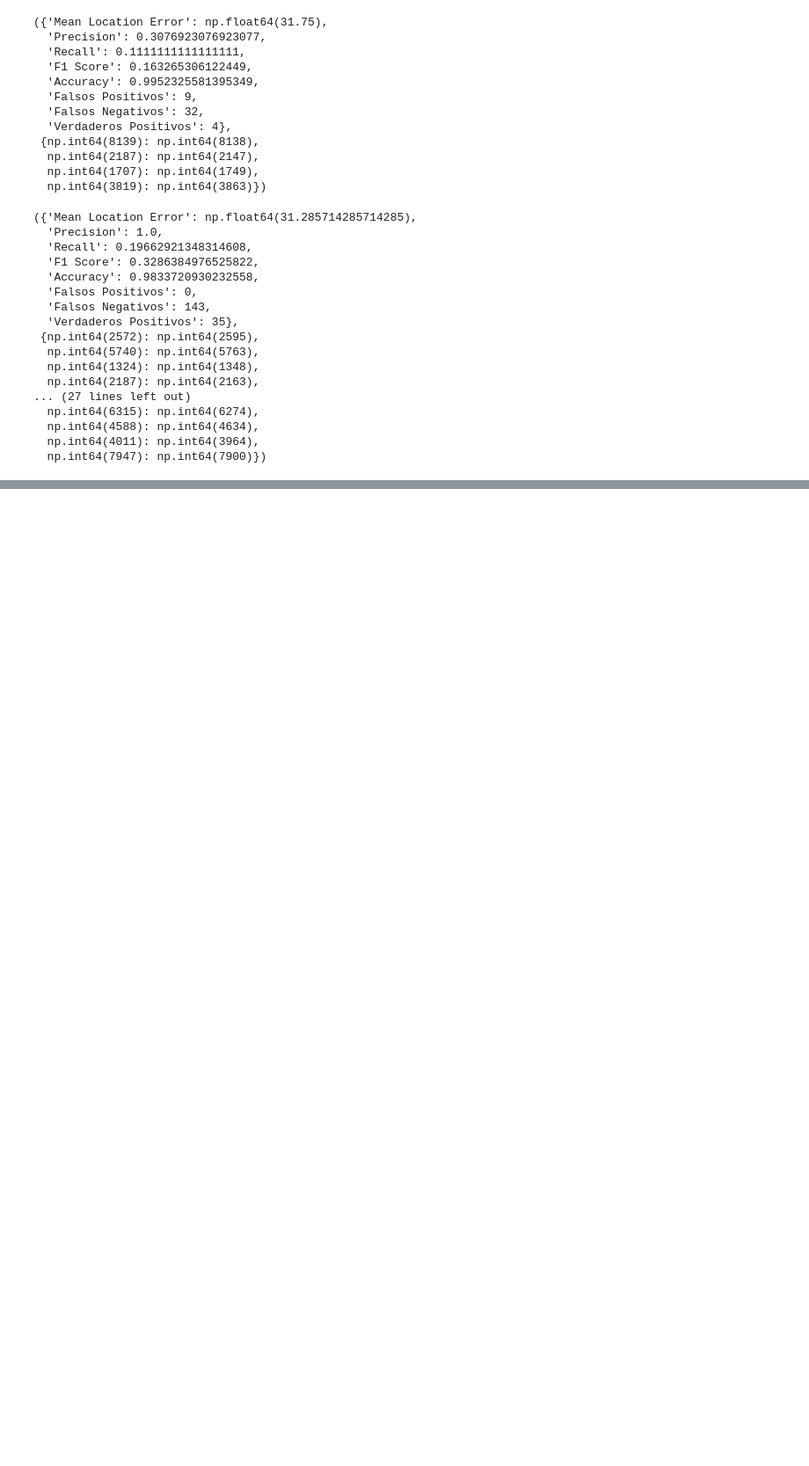
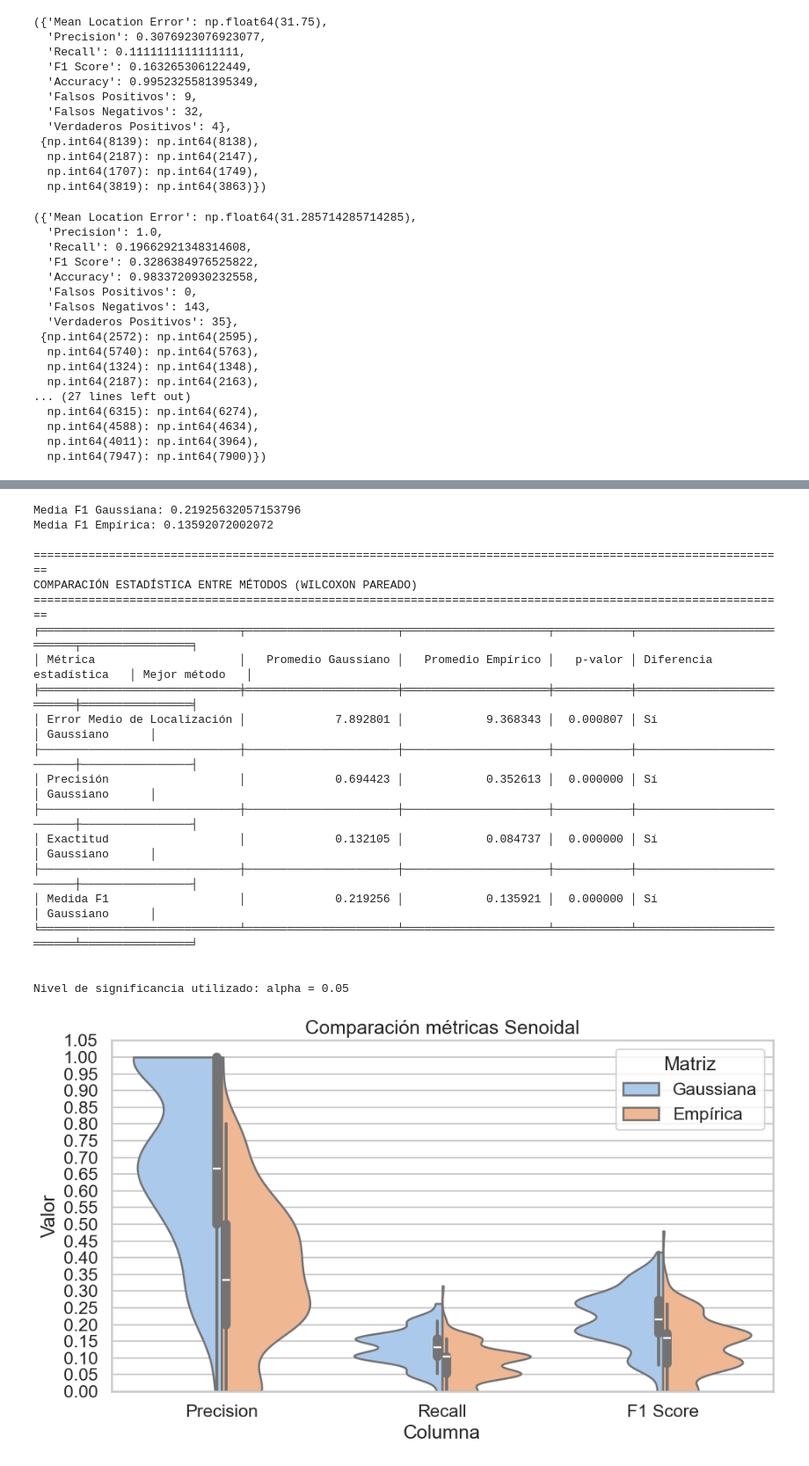
Before and after one commit to JohanAlv24/PI_Deteccion_Puntos_Cambio, a Jupyter notebook: analysis_notebook.ipynb, the cells around one changed output, grey strips where cells are left out. Shown at 88% size. Saved outputs shown, nothing was run; the diff lists cells and outputs as text; code cells hidden in the pictures; blank space fills up the shorter version.

```diff
--- a/analysis_notebook.ipynb
+++ b/analysis_notebook.ipynb
@@ -566,0 +836,30 @@ np.savez(
+# %%
+data_senoidal = np.load("Experimentos/II/metricas_senoidal.npz")
+
+generar_informe_general(data_senoidal, "Gauss", "Emp", path_media="Experimentos/II/Resumen_Senoidal_Media.xlsx", path_metricas="Experimentos/II/metricas_Senoidal.xlsx")
+# %%
+generar_resumen_general(data_senoidal, 'Gauss', 'Emp',
+                        experimento="Comparación métricas Senoidal",
+                        path="Experimentos/II/Comparación_Senoidal")
+# %% [output]
+Media F1 Gaussiana: 0.21925632057153796
+Media F1 Empírica: 0.13592072002072
+
+==============================================================================================================
+COMPARACIÓN ESTADÍSTICA ENTRE MÉTODOS (WILCOXON PAREADO)
+==============================================================================================================
+╒═════════════════════════════╤══════════════════════╤═════════════════════╤═══════════╤══════════════════════════╤════════════════╕
+│ Métrica                     │   Promedio Gaussiano │   Promedio Empírico │   p-valor │ Diferencia estadística   │ Mejor método   │
+╞═════════════════════════════╪══════════════════════╪═════════════════════╪═══════════╪══════════════════════════╪════════════════╡
+│ Error Medio de Localización │             7.892801 │            9.368343 │  0.000807 │ Sí                       │ Gaussiano      │
+├─────────────────────────────┼──────────────────────┼─────────────────────┼───────────┼──────────────────────────┼────────────────┤
+│ Precisión                   │             0.694423 │            0.352613 │  0.000000 │ Sí                       │ Gaussiano      │
+├─────────────────────────────┼──────────────────────┼─────────────────────┼───────────┼──────────────────────────┼────────────────┤
+│ Exactitud                   │             0.132105 │            0.084737 │  0.000000 │ Sí                       │ Gaussiano      │
+├─────────────────────────────┼──────────────────────┼─────────────────────┼───────────┼──────────────────────────┼────────────────┤
+│ Medida F1                   │             0.219256 │            0.135921 │  0.000000 │ Sí                       │ Gaussiano      │
+╘═════════════════════════════╧══════════════════════╧═════════════════════╧═══════════╧══════════════════════════╧════════════════╛
+
+
+Nivel de significancia utilizado: alpha = 0.05
+[figure, added]
```
Also changed, not shown: parts of 25 cells of this notebook, 17 other files.
